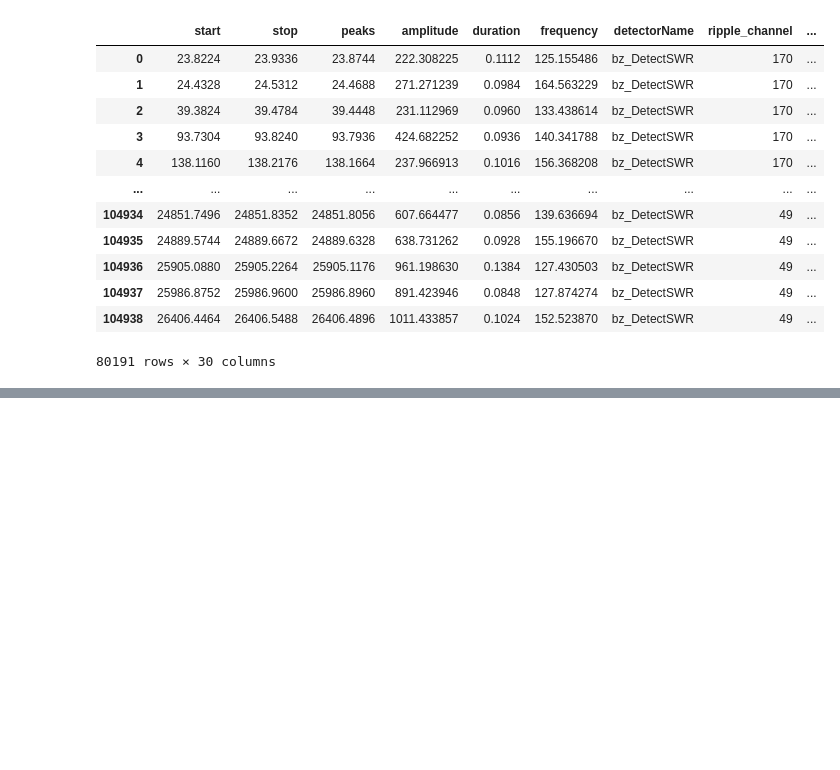
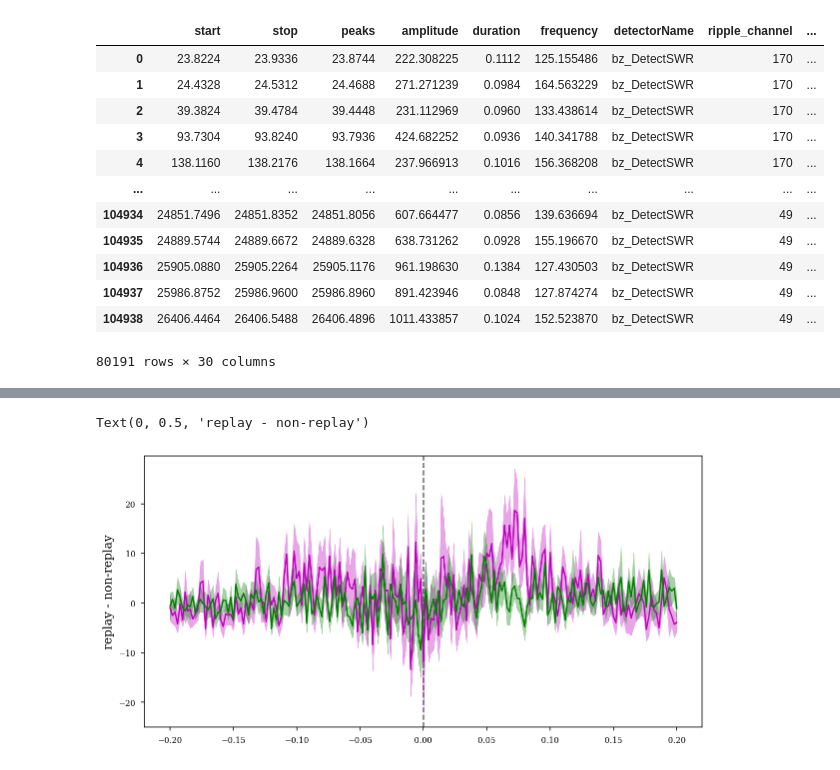
Before and after one commit to ryanharvey1/ripple_heterogeneity, a Jupyter notebook: scripts/replay/replay_pop_psth.ipynb, the cells around one changed output, grey strips where cells are left out. Drawn from its saved outputs; the diff is of its cells as text; code cells hidden in the pictures; blank space fills up the shorter version.

```diff
--- a/scripts/replay/replay_pop_psth.ipynb
+++ b/scripts/replay/replay_pop_psth.ipynb
@@ -223,0 +260,30 @@ ax.axvline(0, color="k", linestyle="--",alpha=.5,zorder=-100)
+# %%
+replay_minus_ripple_deep = psth_deep_replay - psth_deep_rip
+replay_minus_ripple_sup = psth_sup_replay - psth_sup_rip
+
+plt.figure(figsize=(10,5))
+
+ax = plt.gca()
+replay_minus_ripple_deep.mean(axis=1).plot(ax=ax, color="m", label="Deep")
+sem = replay_minus_ripple_deep.std(axis=1) / np.sqrt(replay_minus_ripple_deep.shape[1])
+ax.fill_between(
+    replay_minus_ripple_deep.index,
+    replay_minus_ripple_deep.mean(axis=1) - sem,
+    replay_minus_ripple_deep.mean(axis=1) + sem,
+    alpha=0.35,
+    color="m",
+)
+replay_minus_ripple_sup.mean(axis=1).plot(ax=ax, color="g", label="Superficial")
+sem = replay_minus_ripple_sup.std(axis=1) / np.sqrt(replay_minus_ripple_sup.shape[1])
+ax.fill_between(
+    replay_minus_ripple_sup.index,
+    replay_minus_ripple_sup.mean(axis=1) - sem,
+    replay_minus_ripple_sup.mean(axis=1) + sem,
+    alpha=0.35,
+    color="g",
+)
+ax.axvline(0, color="k", linestyle="--",alpha=.5,zorder=-100)
+ax.set_ylabel('replay - non-replay',fontsize=12)
+# %% [output]
+Text(0, 0.5, 'replay - non-replay')
+[figure, added]
```
Also changed, not shown: parts of 11 cells of this notebook.
